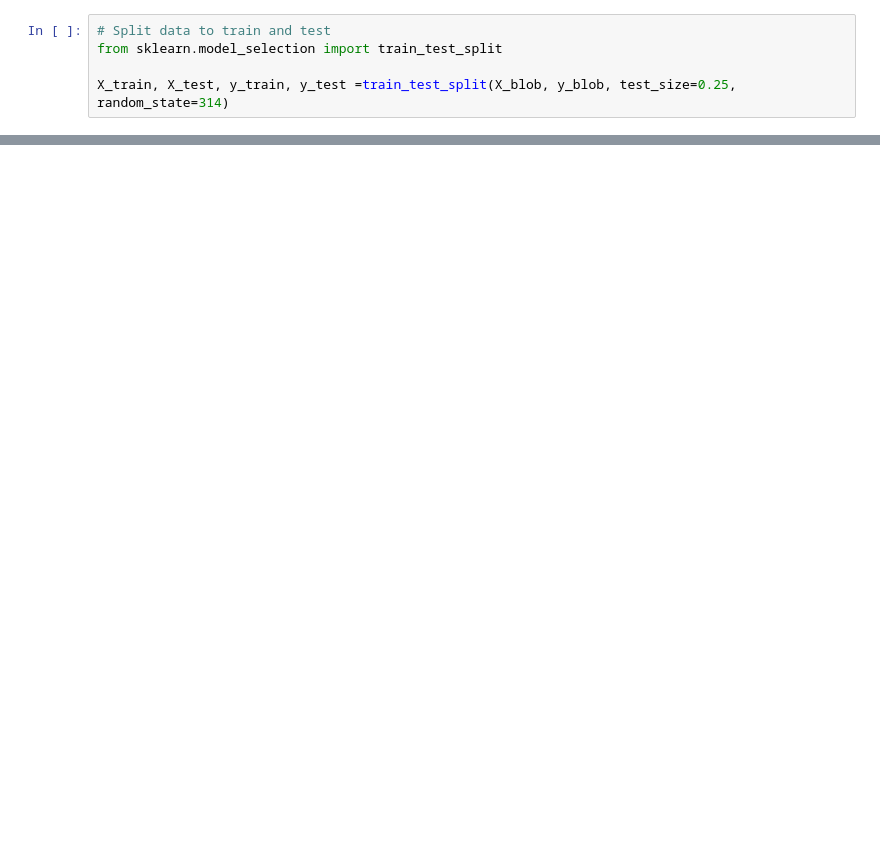
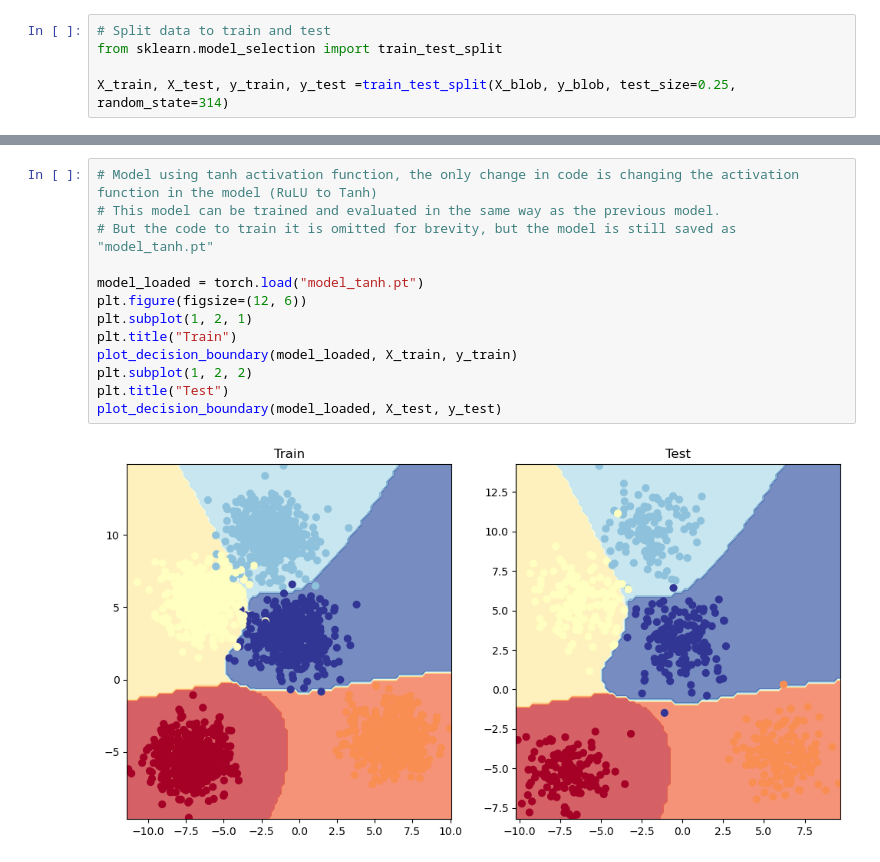
Before and after one commit to onlineinfoh/PyTorch, a Jupyter notebook: 02_02_multiclass_classification.ipynb, the cells around one changed output, grey strips where cells are left out. Drawn from its saved outputs; the diff is of its cells as text; blank space fills up the shorter version.

```diff
--- a/02_02_multiclass_classification.ipynb
+++ b/02_02_multiclass_classification.ipynb
@@ -105,0 +230,15 @@ optimizer = torch.optim.SGD(model.parameters(), lr=0.01)
+# %%
+# Model using tanh activation function, the only change in code is changing the activation function in the model (RuLU to Tanh)
+# This model can be trained and evaluated in the same way as the previous model.
+# But the code to train it is omitted for brevity, but the model is still saved as "model_tanh.pt"
+
+model_loaded = torch.load("model_tanh.pt")
+plt.figure(figsize=(12, 6))
+plt.subplot(1, 2, 1)
+plt.title("Train")
+plot_decision_boundary(model_loaded, X_train, y_train)
+plt.subplot(1, 2, 2)
+plt.title("Test")
+plot_decision_boundary(model_loaded, X_test, y_test)
+# %% [output]
+[figure, added]
```
Also changed, not shown: parts of 12 cells of this notebook.
